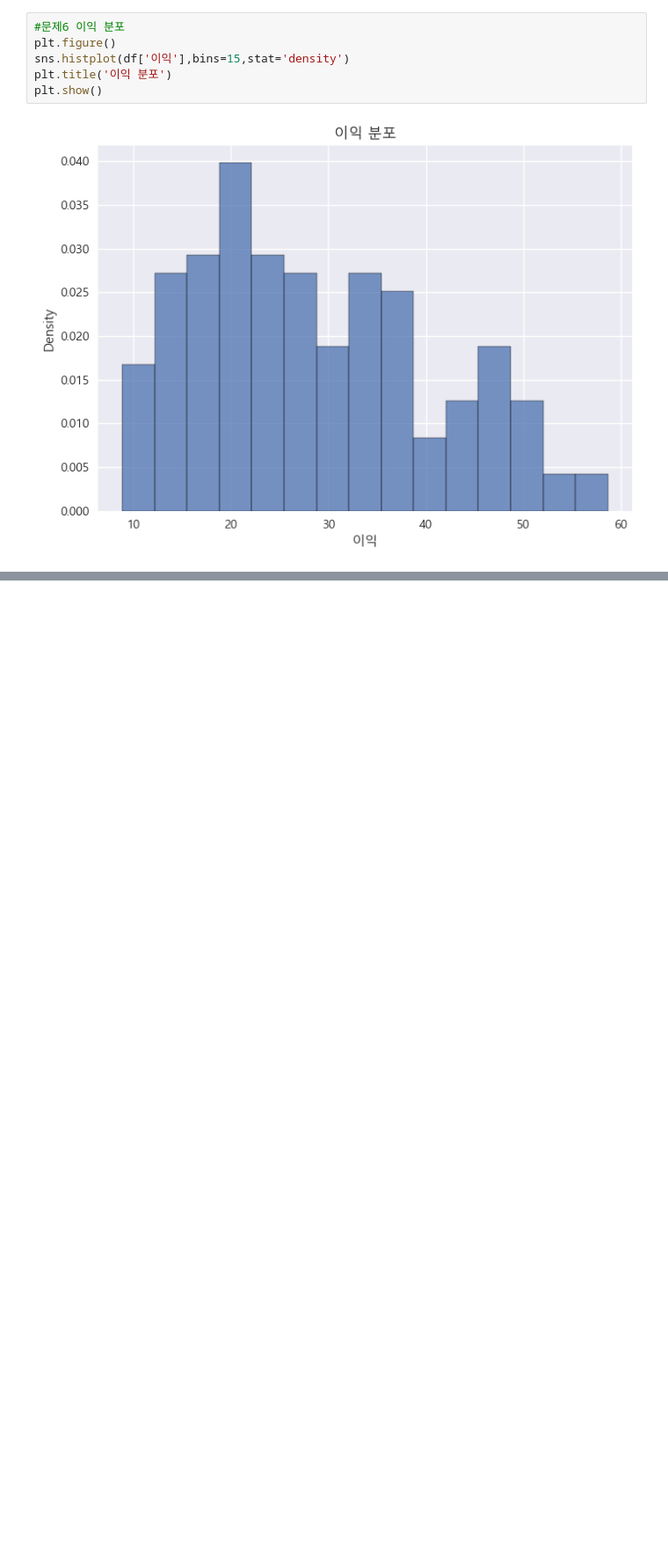
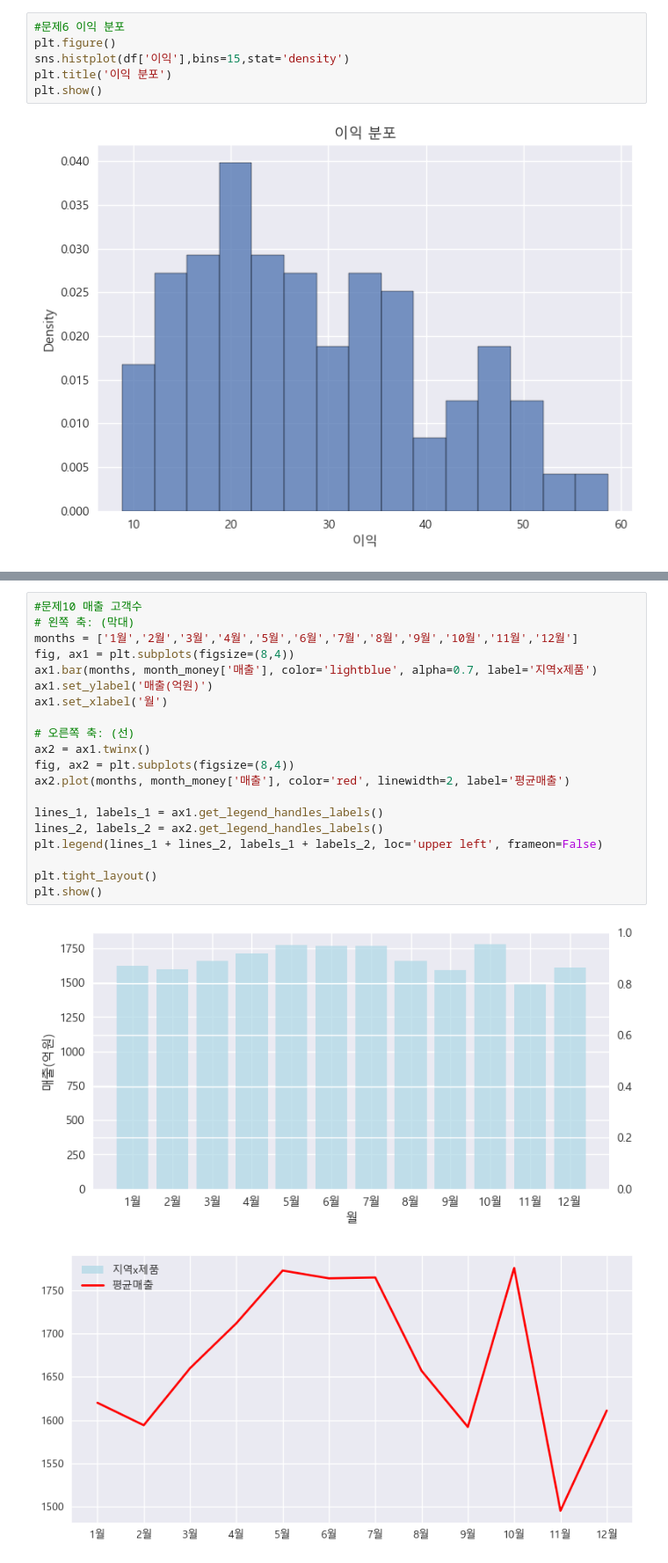
Before and after one commit to ShinJooHyeop/fintech3, a Jupyter notebook: 06machin_learning/numpy연습문제3.ipynb, the cells around one changed output, grey strips where cells are left out. Shown at 88% size. Saved outputs shown, nothing was run; the diff lists cells and outputs as text; blank space fills up the shorter version.

```diff
--- a/06machin_learning/numpy연습문제3.ipynb
+++ b/06machin_learning/numpy연습문제3.ipynb
@@ -94,0 +137,23 @@ plt.show()
+# %%
+#문제10 매출 고객수
+# 왼쪽 축: (막대)
+months = ['1월','2월','3월','4월','5월','6월','7월','8월','9월','10월','11월','12월']
+fig, ax1 = plt.subplots(figsize=(8,4))
+ax1.bar(months, month_money['매출'], color='lightblue', alpha=0.7, label='지역x제품')
+ax1.set_ylabel('매출(억원)')
+ax1.set_xlabel('월')
+
+# 오른쪽 축: (선)
+ax2 = ax1.twinx()
+fig, ax2 = plt.subplots(figsize=(8,4))
+ax2.plot(months, month_money['매출'], color='red', linewidth=2, label='평균매출')
+
+lines_1, labels_1 = ax1.get_legend_handles_labels()
+lines_2, labels_2 = ax2.get_legend_handles_labels()
+plt.legend(lines_1 + lines_2, labels_1 + labels_2, loc='upper left', frameon=False)
+
+plt.tight_layout()
+plt.show()
+# %% [output]
+[figure, added]
+[figure, added]
```
Also changed, not shown: parts of 6 cells of this notebook, 9 other files.
